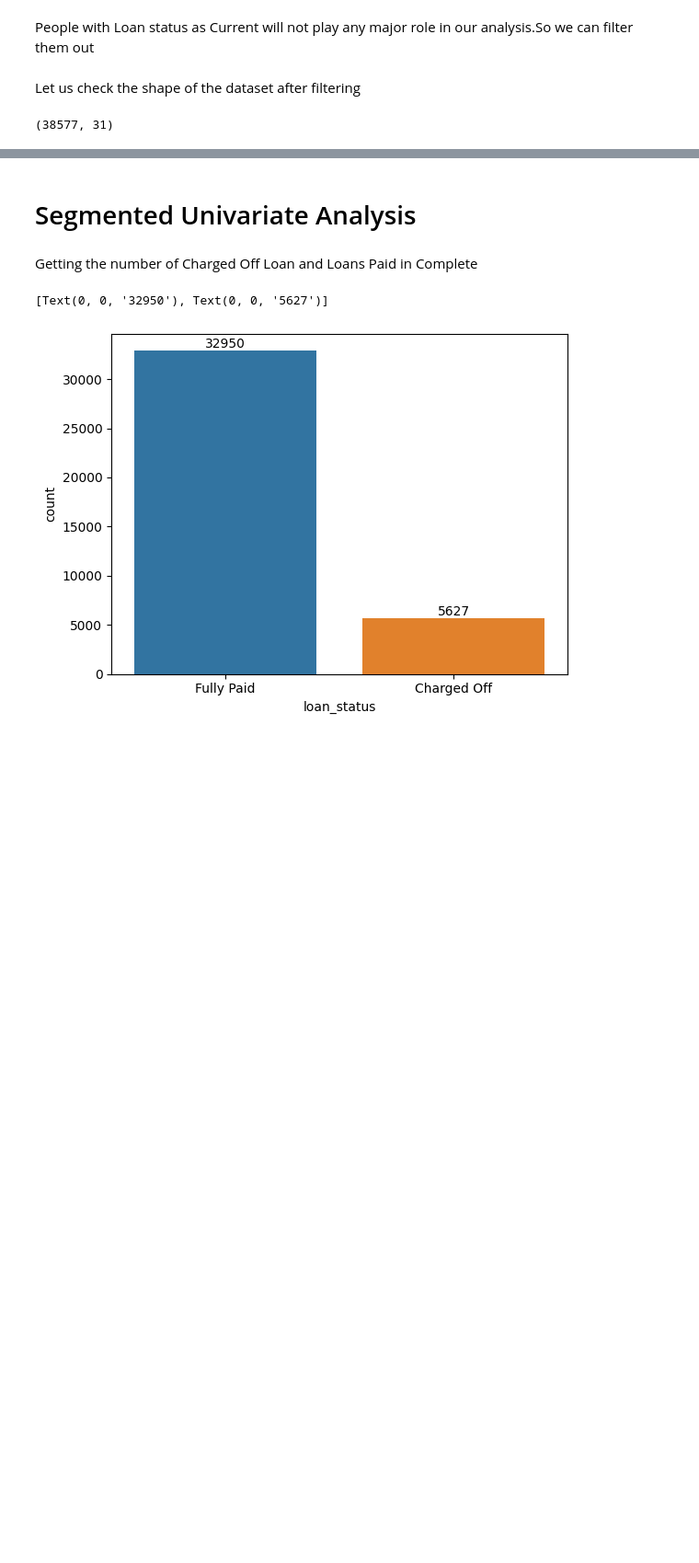
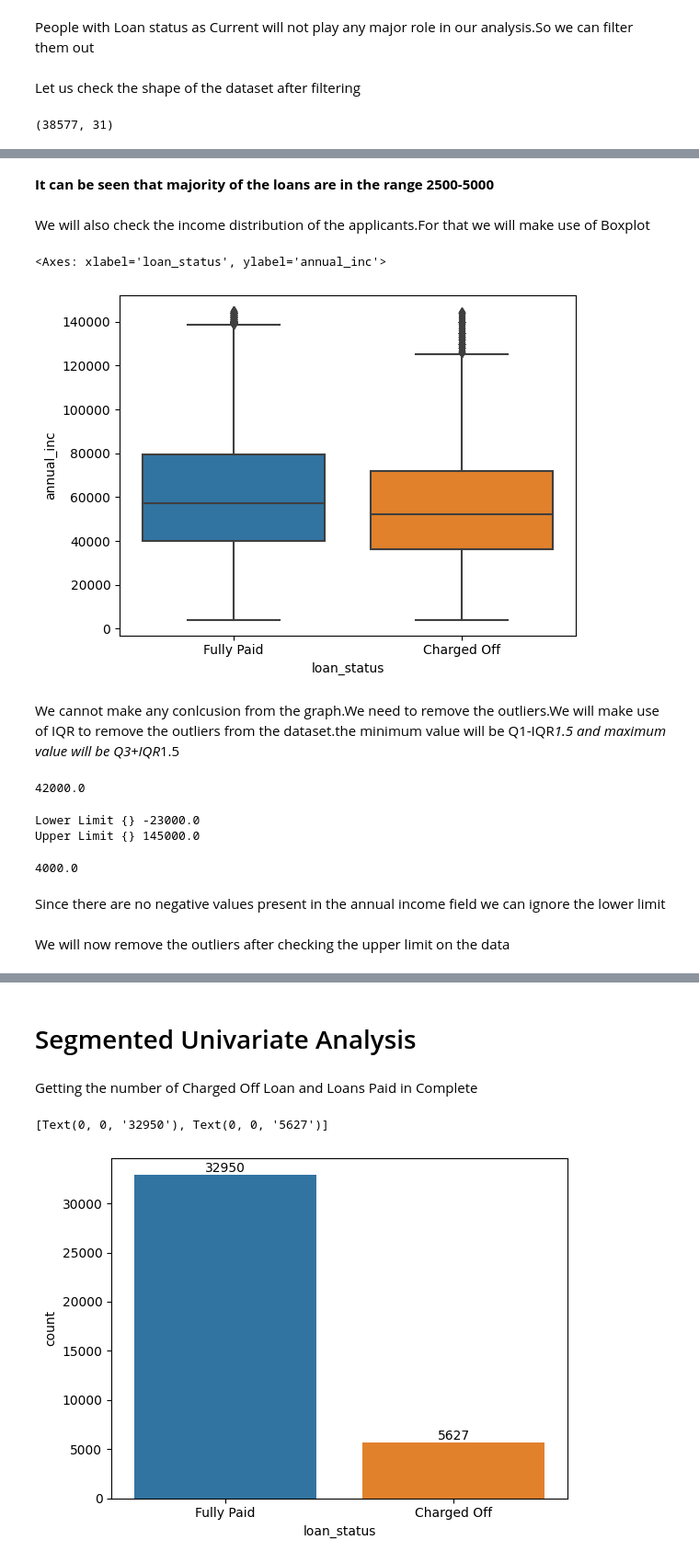
Before and after one commit to gurpreetkalra/LoanClubCaseStudyRepo, a Jupyter notebook: Final_submission_EDA.ipynb, the cells around one changed output, grey strips where cells are left out. Shown at 92% size. Cells and saved outputs as stored; diff of their text form; code cells hidden in the pictures; blank space fills up the shorter version.

```diff
--- a/Final_submission_EDA.ipynb
+++ b/Final_submission_EDA.ipynb
@@ -373,0 +413,34 @@ loan_df_filtered.shape
+# %% [markdown]
+**It can be seen that majority of the loans are in the range 2500-5000**
+# %% [markdown]
+We will also check the income distribution of the applicants.For that we will make use of Boxplot
+# %%
+seaborn.boxplot(y=loan_df_filtered['annual_inc'],x=loan_df_filtered['loan_status'],data=loan_df_filtered)
+# %% [output]
+<Axes: xlabel='loan_status', ylabel='annual_inc'>
+[figure, added]
+# %% [markdown]
+We cannot make any conlcusion from the graph.We need to remove the outliers.We will make use of IQR to remove the outliers from the dataset.the minimum value will be Q1-IQR*1.5 and maximum value will be Q3+IQR*1.5
+# %%
+Q1=numpy.percentile(loan_df_filtered['annual_inc'],25)
+Q3=numpy.percentile(loan_df_filtered['annual_inc'],75)
+IQR=Q3-Q1
+IQR
+# %% [output]
+42000.0
+# %%
+upper_limit_income=Q3+1.5*IQR
+lower_limit_income=Q1-1.5*IQR
+print("Lower Limit {}",lower_limit_income)
+print("Upper Limit {}",upper_limit_income)
+# %% [output]
+Lower Limit {} -23000.0
+Upper Limit {} 145000.0
+# %%
+min(loan_df_filtered['annual_inc'])
+# %% [output]
+4000.0
+# %% [markdown]
+Since there are no negative values present in the annual income field we can ignore the lower limit
+# %% [markdown]
+We will now remove the outliers after checking the upper limit on the data
```
Also changed, not shown: parts of 20 cells of this notebook, 1 other file.
